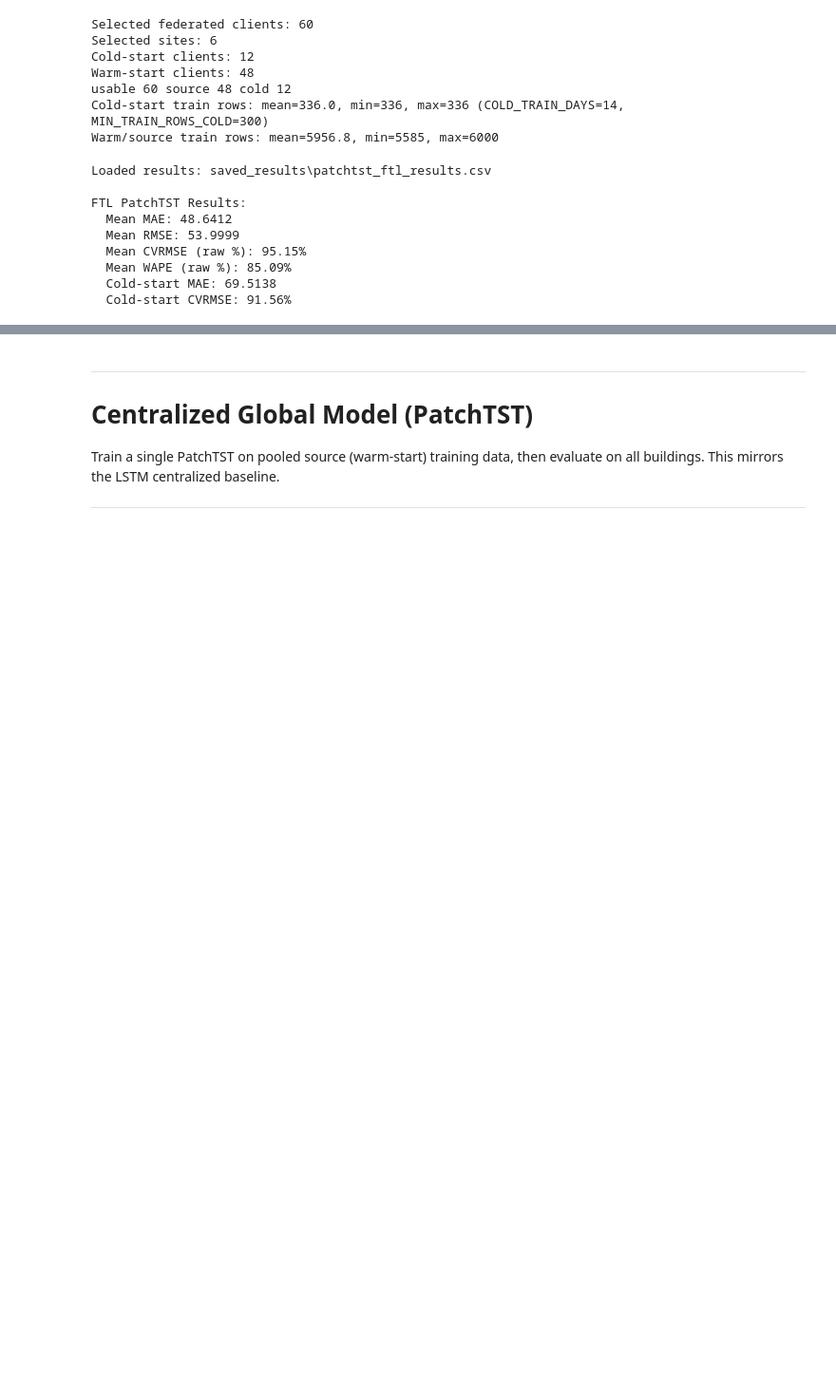
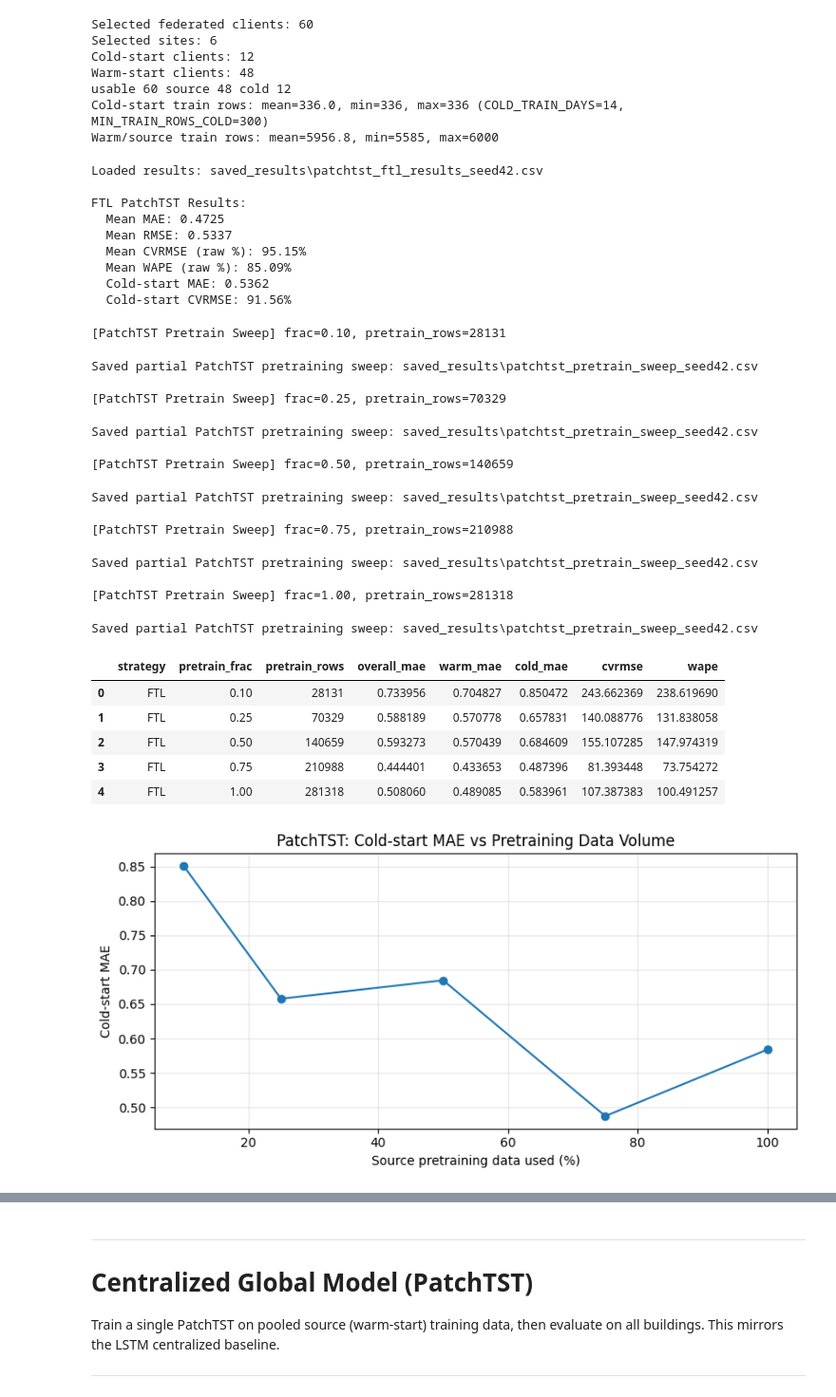
Before and after one commit to tamararistovska/FTL_Smart_Building_Energy_Prediction, a Jupyter notebook: 06_patchtst.ipynb, the cells around one changed output, grey strips where cells are left out. Shown at 95% size. Cells and saved outputs as stored; diff of their text form; code cells hidden in the pictures; blank space fills up the shorter version.

```diff
--- a/06_patchtst.ipynb
+++ b/06_patchtst.ipynb
@@ -509,6 +511,7 @@ else:
     pretrain_weights = get_weights(pretrain_model)
 # %%
 # Strategy 1: FTL
+FORCE_RETRAIN=False
 def eval_strategy(weights, name):
     rows = []
     for bid in usable_bids:
@@ -565,14 +568,14 @@ else:
     save_strategy_results(df_ftl_patchtst, f'patchtst_ftl_results_seed{int(SEED)}.csv')
 print_metric_block('FTL PatchTST', df_ftl_patchtst)
 # %% [output]
-Loaded results: saved_results\patchtst_ftl_results.csv
+Loaded results: saved_results\patchtst_ftl_results_seed42.csv
 
 FTL PatchTST Results:
-  Mean MAE: 48.6412
-  Mean RMSE: 53.9999
+  Mean MAE: 0.4725
+  Mean RMSE: 0.5337
   Mean CVRMSE (raw %): 95.15%
   Mean WAPE (raw %): 85.09%
-  Cold-start MAE: 69.5138
+  Cold-start MAE: 0.5362
   Cold-start CVRMSE: 91.56%
 # %%
 # PRETRAINING FRACTION SWEEP (FTL BASELINE - PatchTST)
@@ -582,6 +585,8 @@ import numpy as np
 import pandas as pd
 import matplotlib.pyplot as plt
 
+
+FORCE_RETRAIN=True
 PRETRAIN_FRACS_PATCHTST = [0.10, 0.25, 0.50, 0.75, 1.00]
 patchtst_pretrain_sweep_path = RESULTS_DIR / f"patchtst_pretrain_sweep_seed{int(SEED)}.csv"
 
@@ -654,33 +659,55 @@ for frac in PRETRAIN_FRACS_PATCHTST:
             set_weights(m, sweep_weights)
             train_one(m, tr, epochs=LOCAL_EPOCHS, lr=LR, val_loader=va, record_name="PatchTST FTL pretrain-sweep")
             local_ws.append(get_weights(m))
         if local_ws:
             sweep_weights = average_weights(local_ws)
 
     df_eval = eval_strategy(sweep_weights, "FTL pretrain-sweep")
     rows.append({
         "strategy": "FTL",
         "pretrain_frac": float(frac),
         "pretrain_rows": int(n_rows),
         **_patchtst_sweep_metrics(df_eval),
     })
 
     pretrain_sweep_patchtst = pd.DataFrame(rows).sort_values(["strategy", "pretrain_frac"]).reset_index(drop=True)
     pretrain_sweep_patchtst.to_csv(patchtst_pretrain_sweep_path, index=False)
     print("Saved partial PatchTST pretraining sweep:", patchtst_pretrain_sweep_path)
 
 pretrain_sweep_patchtst = pd.DataFrame(rows).sort_values(["strategy", "pretrain_frac"]).reset_index(drop=True)
 display(pretrain_sweep_patchtst)
 
 if len(pretrain_sweep_patchtst):
     plt.figure(figsize=(8, 4))
     plt.plot(pretrain_sweep_patchtst["pretrain_frac"] * 100, pretrain_sweep_patchtst["cold_mae"], marker="o")
     plt.xlabel("Source pretraining data used (%)")
     plt.ylabel("Cold-start MAE")
     plt.title("PatchTST: Cold-start MAE vs Pretraining Data Volume")
     plt.grid(alpha=0.3)
     plt.tight_layout()
     plt.show()
+# %% [output]
+[PatchTST Pretrain Sweep] frac=0.10, pretrain_rows=28131
+Saved partial PatchTST pretraining sweep: saved_results\patchtst_pretrain_sweep_seed42.csv
+
+[PatchTST Pretrain Sweep] frac=0.25, pretrain_rows=70329
+Saved partial PatchTST pretraining sweep: saved_results\patchtst_pretrain_sweep_seed42.csv
+
+[PatchTST Pretrain Sweep] frac=0.50, pretrain_rows=140659
+Saved partial PatchTST pretraining sweep: saved_results\patchtst_pretrain_sweep_seed42.csv
+
+[PatchTST Pretrain Sweep] frac=0.75, pretrain_rows=210988
+Saved partial PatchTST pretraining sweep: saved_results\patchtst_pretrain_sweep_seed42.csv
+
+[PatchTST Pretrain Sweep] frac=1.00, pretrain_rows=281318
+Saved partial PatchTST pretraining sweep: saved_results\patchtst_pretrain_sweep_seed42.csv
+|  | strategy | pretrain_frac | pretrain_rows | overall_mae | warm_mae | cold_mae | cvrmse | wape |
+| 0 | FTL | 0.10 | 28131 | 0.733956 | 0.704827 | 0.850472 | 243.662369 | 238.619690 |
+| 1 | FTL | 0.25 | 70329 | 0.588189 | 0.570778 | 0.657831 | 140.088776 | 131.838058 |
+| 2 | FTL | 0.50 | 140659 | 0.593273 | 0.570439 | 0.684609 | 155.107285 | 147.974319 |
+| 3 | FTL | 0.75 | 210988 | 0.444401 | 0.433653 | 0.487396 | 81.393448 | 73.754272 |
+| 4 | FTL | 1.00 | 281318 | 0.508060 | 0.489085 | 0.583961 | 107.387383 | 100.491257 |
+[figure, added]
 # %%
 # Baselines: Local-only training and standard FedAvg (from scratch)
 
```
Also changed, not shown: parts of 13 cells of this notebook, 44 other files.
